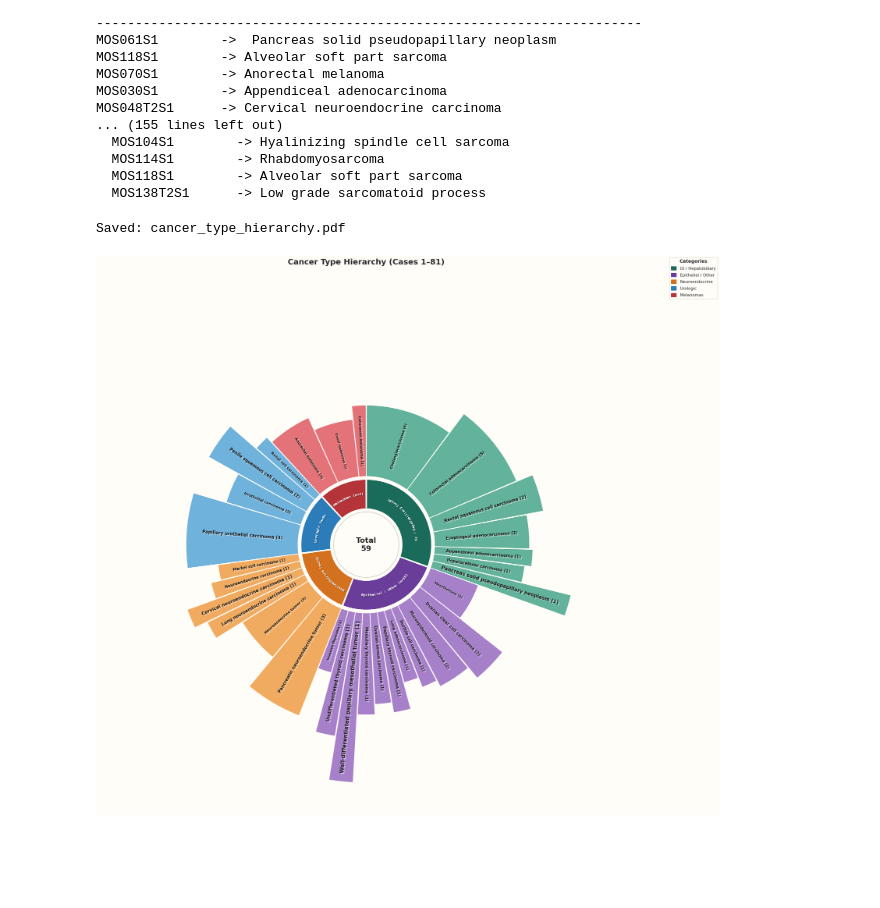
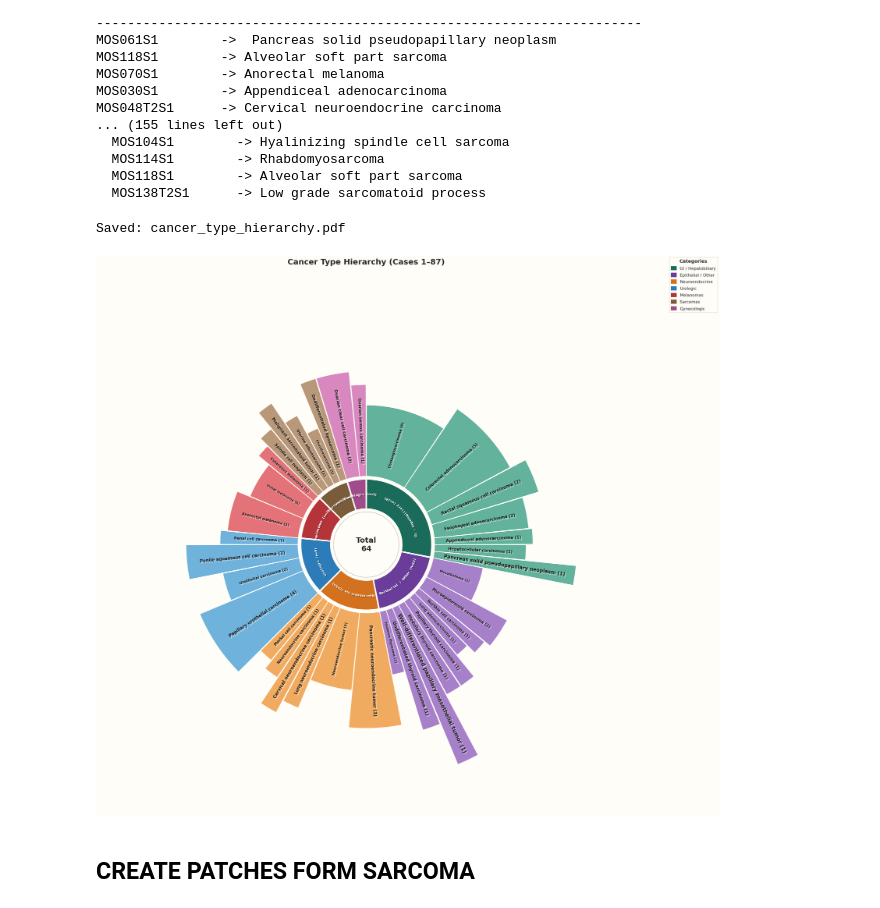
Before and after one commit to idso-fa1-pathology/vitamin-p, a Jupyter notebook: notebooks/benchmarks/path_dsp.ipynb, the cells around one changed output. Saved outputs shown, nothing was run; the diff lists cells and outputs as text; code cells hidden in the pictures; blank space fills up the shorter version.

```diff
--- a/notebooks/benchmarks/path_dsp.ipynb
+++ b/notebooks/benchmarks/path_dsp.ipynb
@@ -40,7 +45,7 @@ base_path = '/rsrch9/home/plm/idso_fa1_pathology/TIER1/patient-mosaic/2014-0938/
 all_data = {}
 
 # Iterate through Set 1 to Set 16
-for i in range(1, 9):
+for i in range(1, 10):
     # Try both naming conventions
     folder_names = [f'MOSAIC DSP Set {i}', f'MOSAIC Set {i}']
     file_names = [f'MOSAIC DSP Set {i} Annotations AS.xlsx', f'MOSAIC Set {i} Annotations AS.xlsx']
@@ -365,7 +357,7 @@ from matplotlib.patches import Wedge, Patch
 from collections import defaultdict, Counter
 
 # ==========================================
-# DATA  (cases 1–81)
+# DATA  (cases 1–87)
 # ==========================================
 all_data = {
     'MOS001S1':   'Ovarian clear cell carcinoma',
@@ -431,6 +423,11 @@ all_data = {
     'MOS078S1':   'Invasive thymoma',
     'MOS080S1':   'Colorectal adenocarcinoma',
     'MOS081S1':   'Neuroendocrine tumor',
+    'MOS082S1':   'Spindle cell neoplasm',
+    'MOS083S1':   'Malignant sarcomatoid tumor',
+    'MOS084S1':   'Uterine adenosarcoma',
+    'MOS086S1':   'Chondrosarcoma',
+    'MOS087S1':   'Dedifferentiated liposarcoma',
 }
 
 # ==========================================
@@ -447,6 +444,10 @@ def categorize(cancer):
     elif any(x in c for x in ['colorectal', 'rectal', 'cholangiocarcinoma',
                                'appendiceal', 'esophageal', 'hepatocellular', 'pancreas']):
         return 'GI / Hepatobiliary'
+    elif any(x in c for x in ['sarcoma', 'spindle cell', 'sarcomatoid', 'chondrosarcoma', 'liposarcoma']):
+        return 'Sarcomas'
+    elif any(x in c for x in ['ovarian', 'uterine', 'cervical']):
+        return 'Gynecologic'
     else:
         return 'Epithelial / Other'
 
@@ -469,9 +470,11 @@ total_cases = sum(sum(v.values()) for v in cat_types.values())
 colors_inner = {
     'GI / Hepatobiliary': '#1B6B5A',   # deep teal
     'Epithelial / Other': '#6A3D9A',   # rich violet
-    '(':     '#D4711E',   # warm amber
+    'Neuroendocrine':     '#D4711E',   # warm amber
     'Urologic':           '#2B7CB8',   # ocean blue
     'Melanomas':          '#B5343A',   # deep crimson
+    'Sarcomas':           '#7B5C3A',   # warm brown
+    'Gynecologic':        '#A04B8A',   # deep magenta
 }
 
 # Outer ring: lighter, luminous tints of the same hues
@@ -481,6 +484,8 @@ colors_outer = {
     'Neuroendocrine':     '#F0A04B',   # golden peach
     'Urologic':           '#5BA8D9',   # sky blue
     'Melanomas':          '#E06068',   # coral rose
+    'Sarcomas':           '#B08968',   # sandy beige
+    'Gynecologic':        '#D378B8',   # soft pink
 }
 
 colors_map = colors_inner   # legacy alias for legend
@@ -553,7 +558,7 @@ for cat, type_counter in sorted_cats:
             # bottom half → flip so text reads left-to-right
             flip = (90 < mid_ang_deg % 360 < 270)
 
-            txt = f"{cat} (n={cat_total})" g
+            txt = f"{cat} (n={cat_total})"
 
             # Each char ~0.042 rad at this radius for fontsize 9.5
             char_width_rad = 0.042
@@ -632,32 +637,34 @@ for cat, type_counter in sorted_cats:
 ax.add_patch(plt.Circle((0, 0), 0.55, facecolor='#FFFDF8',
                          edgecolor='#D6CFC3', linewidth=1.8, zorder=5))
 ax.text(0, 0, f"Total\n{total_cases}", ha='center', va='center',
         fontsize=21, fontweight='bold', color='#2C2C2C', zorder=6)
 
 legend_elements = [Patch(facecolor=colors_inner.get(cat, '#888888'),
                          edgecolor='none', label=cat)
                    for cat, _ in sorted_cats]
 leg = ax.legend(handles=legend_elements, loc='upper right',
                 bbox_to_anchor=(1.16, 1.04),
                 frameon=True, fancybox=False, edgecolor='#D6CFC3',
                 facecolor='#FFFDF8', fontsize=11.5,
                 title='Categories', title_fontsize=13,
                 labelspacing=0.6, handlelength=1.4, handleheight=1.2)
 leg.get_title().set_fontweight('bold')
 leg.get_title().set_color('#2C2C2C')
 for t in leg.get_texts():
     t.set_color('#2C2C2C')
 
-plt.title("Cancer Type Hierarchy (Cases 1–81)", fontsize=22,
+plt.title("Cancer Type Hierarchy (Cases 1–87)", fontsize=22,
           fontweight='bold', pad=35, color='#2C2C2C')
 plt.tight_layout()
 
 # ==========================================
 # SAVE
 # ==========================================
 plt.savefig('cancer_type_hierarchy.pdf', format='pdf', bbox_inches='tight')
 print("Saved: cancer_type_hierarchy.pdf")
 plt.show()
 # %% [output]
 Saved: cancer_type_hierarchy.pdf
-[figure, old version]
+[figure, new version]
+# %% [markdown]
+## CREATE PATCHES FORM SARCOMA
```
Also changed, not shown: parts of 6 cells of this notebook, 58 other files.
